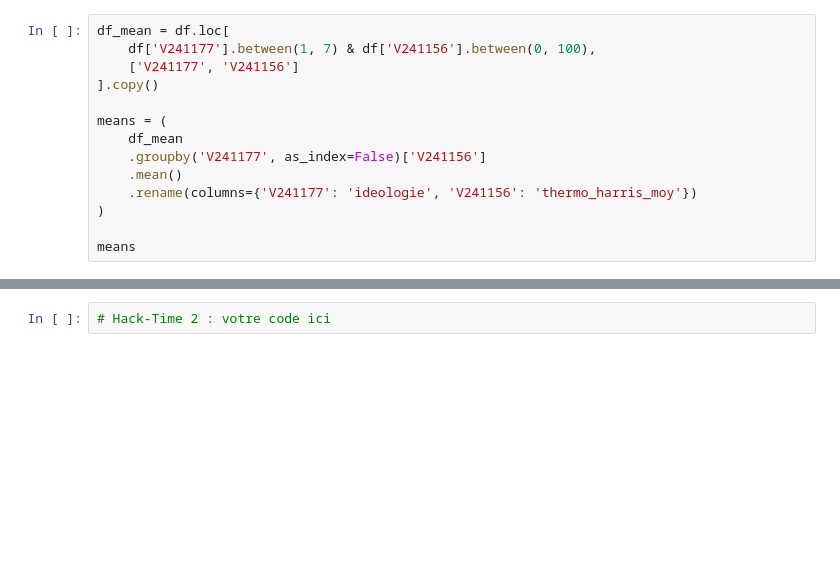
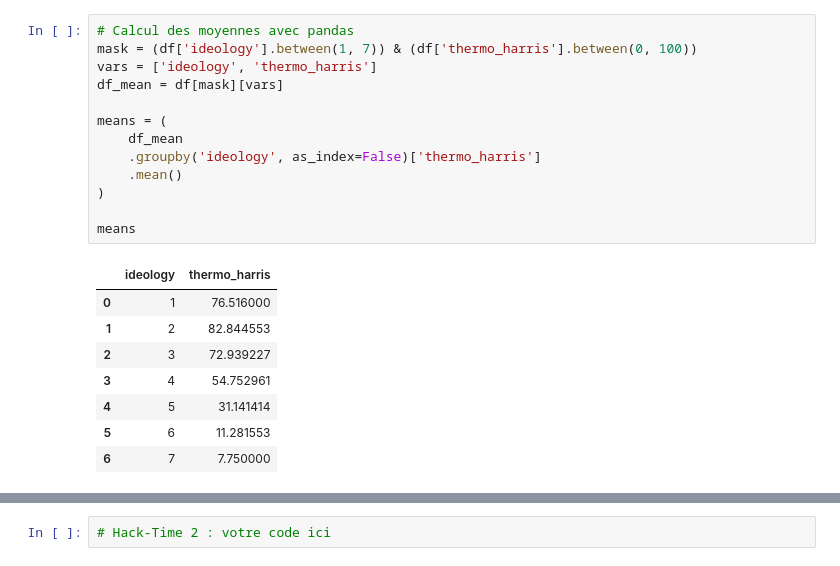
Before and after one commit to SciencesPoBordeaux/data-viz, a Jupyter notebook: notebooks/08-bivariee-i.ipynb, the cells around one changed output, grey strips where cells are left out. Cells and saved outputs as stored; diff of their text form; blank space fills up the shorter version.

```diff
--- a/notebooks/08-bivariee-i.ipynb
+++ b/notebooks/08-bivariee-i.ipynb
@@ -77,15 +228,23 @@ On calcule les moyennes avec pandas puis on trace une ligne.
 # %%
-df_mean = df.loc[
-    df['V241177'].between(1, 7) & df['V241156'].between(0, 100),
-    ['V241177', 'V241156']
-].copy()
+# Calcul des moyennes avec pandas
+mask = (df['ideology'].between(1, 7)) & (df['thermo_harris'].between(0, 100))
+vars = ['ideology', 'thermo_harris']
+df_mean = df[mask][vars]
 
 means = (
     df_mean
-    .groupby('V241177', as_index=False)['V241156']
+    .groupby('ideology', as_index=False)['thermo_harris']
     .mean()
-    .rename(columns={'V241177': 'ideologie', 'V241156': 'thermo_harris_moy'})
 )
 
 means
+# %% [output]
+|  | ideology | thermo_harris |
+| 0 | 1 | 76.516000 |
+| 1 | 2 | 82.844553 |
+| 2 | 3 | 72.939227 |
+| 3 | 4 | 54.752961 |
+| 4 | 5 | 31.141414 |
+| 5 | 6 | 11.281553 |
+| 6 | 7 | 7.750000 |
 # %%
```
Also changed, not shown: parts of 48 cells of this notebook.
